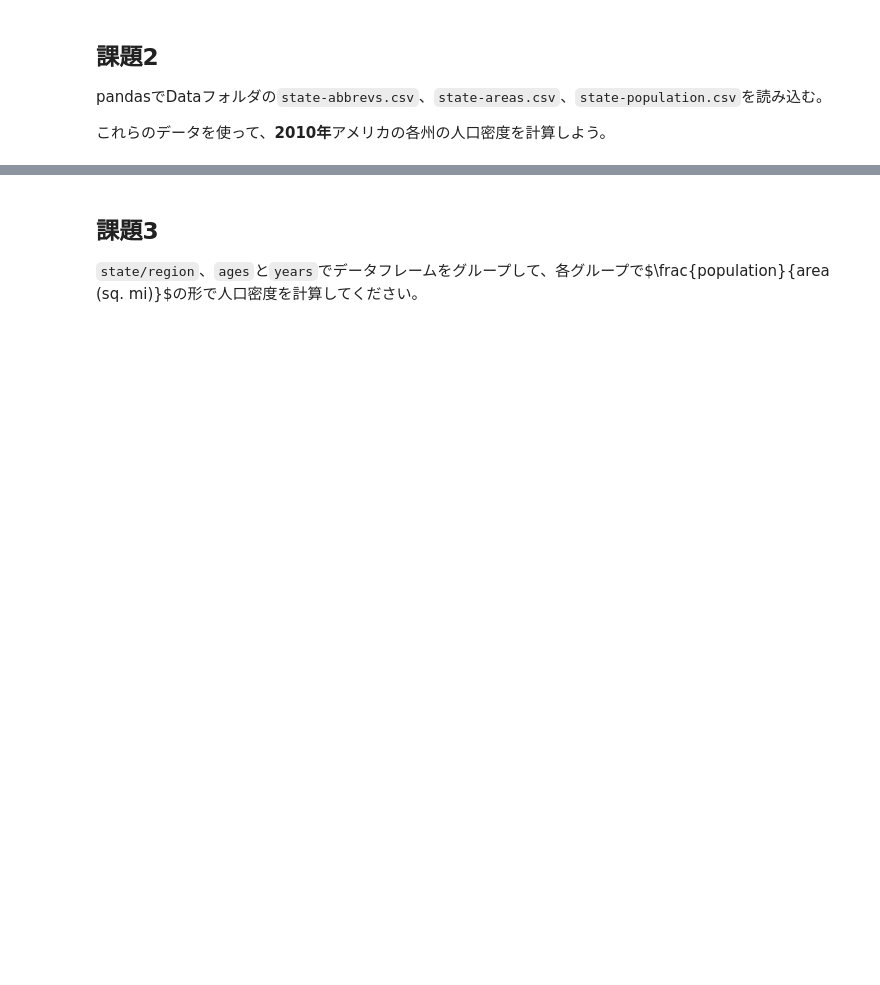
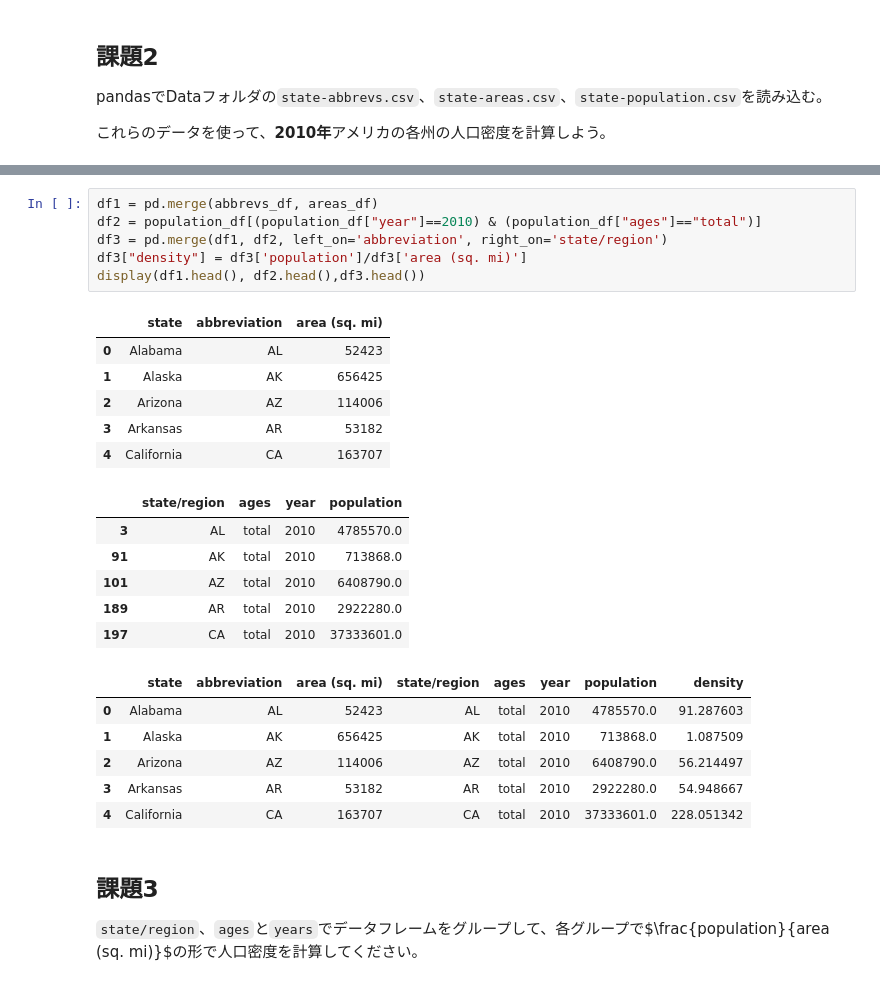
Before and after one commit to lvzeyu/chss_2025_assignment, a Jupyter notebook: assignment7_fukasaku.ipynb, the cells around one changed output, grey strips where cells are left out. Saved outputs shown, nothing was run; the diff lists cells and outputs as text; blank space fills up the shorter version.

```diff
--- a/assignment7_fukasaku.ipynb
+++ b/assignment7_fukasaku.ipynb
@@ -22,3 +76,28 @@
+# %%
+df1 = pd.merge(abbrevs_df, areas_df)
+df2 = population_df[(population_df["year"]==2010) & (population_df["ages"]=="total")]
+df3 = pd.merge(df1, df2, left_on='abbreviation', right_on='state/region')
+df3["density"] = df3['population']/df3['area (sq. mi)']
+display(df1.head(), df2.head(),df3.head())
+# %% [output]
+|  | state | abbreviation | area (sq. mi) |
+| 0 | Alabama | AL | 52423 |
+| 1 | Alaska | AK | 656425 |
+| 2 | Arizona | AZ | 114006 |
+| 3 | Arkansas | AR | 53182 |
+| 4 | California | CA | 163707 |
+|  | state/region | ages | year | population |
+| 3 | AL | total | 2010 | 4785570.0 |
+| 91 | AK | total | 2010 | 713868.0 |
+| 101 | AZ | total | 2010 | 6408790.0 |
+| 189 | AR | total | 2010 | 2922280.0 |
+| 197 | CA | total | 2010 | 37333601.0 |
+|  | state | abbreviation | area (sq. mi) | state/region | ages | year | population | density |
+| 0 | Alabama | AL | 52423 | AL | total | 2010 | 4785570.0 | 91.287603 |
+| 1 | Alaska | AK | 656425 | AK | total | 2010 | 713868.0 | 1.087509 |
+| 2 | Arizona | AZ | 114006 | AZ | total | 2010 | 6408790.0 | 56.214497 |
+| 3 | Arkansas | AR | 53182 | AR | total | 2010 | 2922280.0 | 54.948667 |
+| 4 | California | CA | 163707 | CA | total | 2010 | 37333601.0 | 228.051342 |
 # %% [markdown]
 ## 課題3
 
```
Also changed, not shown: parts of 4 cells of this notebook.
